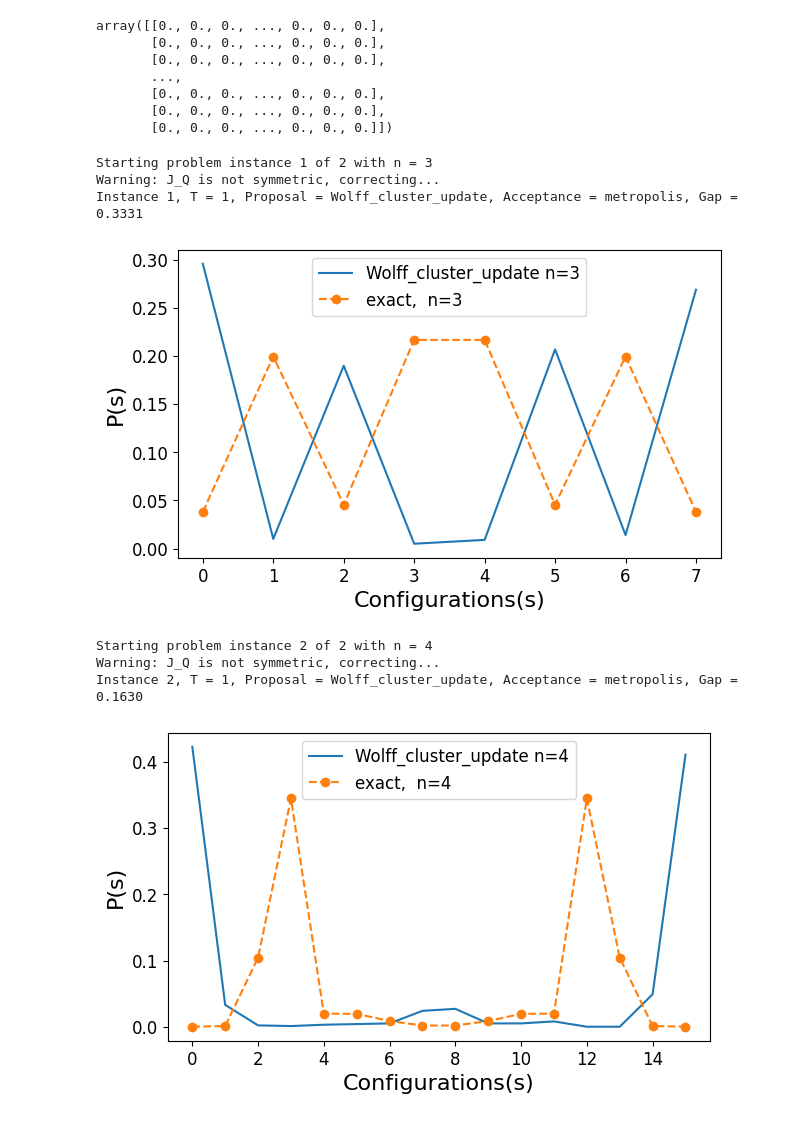
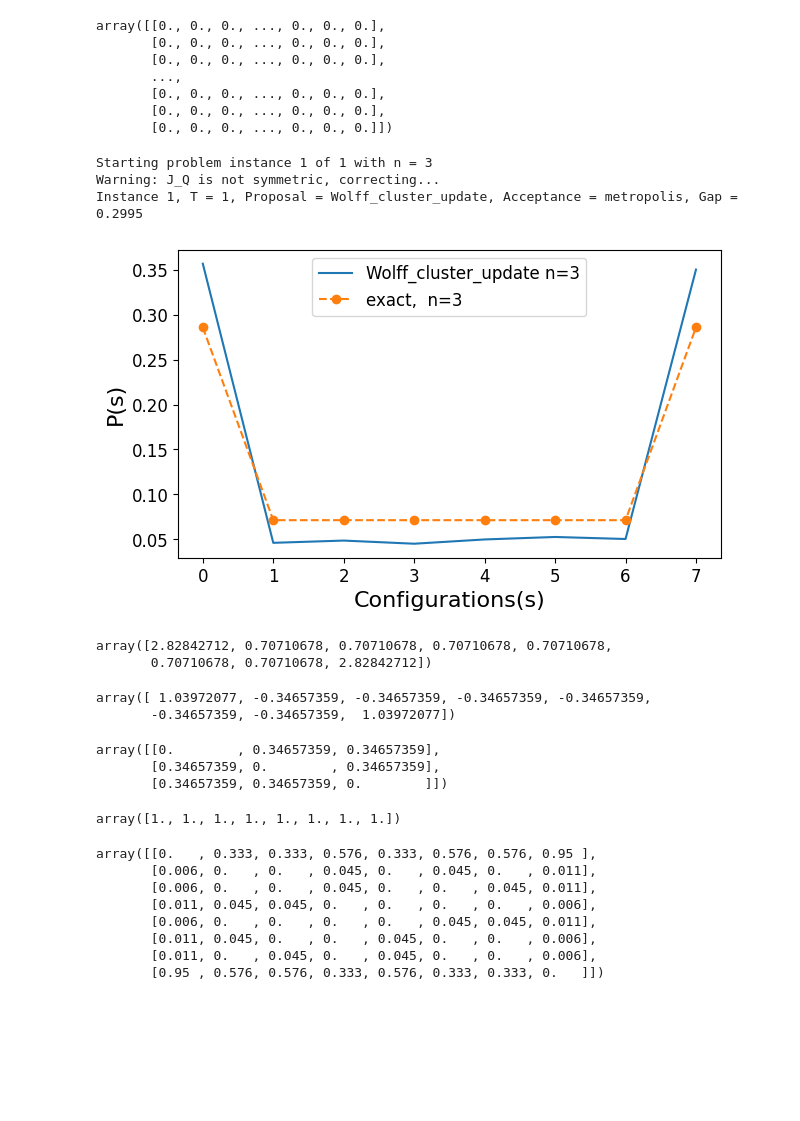
Before and after one commit to vinitX/Quantum-Sampling, a Jupyter notebook: Manas' Proposals/Wolff.ipynb, the cells around one changed output. Saved outputs shown, nothing was run; the diff lists cells and outputs as text; code cells hidden in the pictures; blank space fills up the shorter version.

Commit message:
J consistency

```diff
--- a/Manas' Proposals/Wolff.ipynb
+++ b/Manas' Proposals/Wolff.ipynb
@@ -297,8 +297,8 @@ array([[0., 0., 0., ..., 0., 0., 0.],
        [0., 0., 0., ..., 0., 0., 0.]])
 # %%
 
-def Wolff_cluster_Proposal_matrix(problem_inst):
-    J_Q = problem_inst.J_quantum
+def Wolff_cluster_Proposal_matrix(problem_inst, num_trials=4000):
+    J_Q = -problem_inst.J_quantum  # Note the negative sign; it is added for convention consistency
     if np.linalg.norm(J_Q - J_Q.T) > 1e-8:
         print("Warning: J_Q is not symmetric, correcting...")
         J_Q = (J_Q + J_Q.T)  # Ensure symmetry
@@ -312,11 +312,10 @@ def Wolff_cluster_Proposal_matrix(problem_inst):
     Q = np.zeros((2**n, 2**n))
 
     for v in configs:
-        for num_trials in np.arange(4000, 10000, 2000):
 
-            #prop_probs = wolff_clustering_flipping_step(v, beta=beta, J=J_Q, num_trials=num_trials)
-            prop_probs = wolff_transition_probabilities(s=v,
-                              J=J_Q, beta=1, prob_threshold=1e-8)
+        #prop_probs = wolff_clustering_flipping_step(v, beta=beta, J=J_Q, num_trials=num_trials)
+        prop_probs = wolff_transition_probabilities(s=v,
+                            J=J_Q, beta=1, prob_threshold=1e-8)
 
         i = index[tuple(v)]
         for v_prime, prob in prop_probs.items():
@@ -330,11 +329,11 @@ def Wolff_cluster_Proposal_matrix(problem_inst):
 # %%
 filepath = '/Users/vinit/Downloads/Research/Quantum-Sampling/Manas\' Proposals/'
 filename_instances =  '/instances_new.pkl'
-sample_size=1000
+sample_size=4000
 
 instances = pd.read_pickle(filepath + filename_instances)
 #tot_instances = np.max(instances['Instance Number'].values)
-tot_instances = 2
+tot_instances = 1
 results = pd.DataFrame(columns = [
     'Instance Number',
     'Spins',
@@ -358,7 +357,9 @@ for instance_num in range(1, tot_instances+1):
     cond  = (instances['Instance Number']==instance_num)
     n            = instances[cond]['Spins'].values[0]
     connectivity = instances[cond]['Connectivity'].values[0]
-    J            = np.abs(instances[cond]['J'].values[0])
+    pr = np.log(2)/2
+    J = -(np.triu(np.ones((n,n)), k=1)) * pr
+    #J            = np.abs(instances[cond]['J'].values[0])
     h            = np.zeros(n) #instances[cond]['h'].values[0]
 
     print('Starting problem instance', instance_num, 'of', tot_instances, 'with n =', n)
@@ -394,37 +395,64 @@ for instance_num in range(1, tot_instances+1):
 
         #print(results_datum)
 
         print("Instance {}, T = {}, Proposal = {}, Acceptance = {}, Gap = {:.4f}".format(
             instance_num, T, prop_type, accept_type, gap))
 
         results = pd.concat([results,pd.DataFrame([results_datum])], ignore_index=True)
 
         empirical_dist, key_list = Sampling_MCMC_trajectories(problem_inst,
                                             Transition_matrix=transition_mat, sample_size=sample_size, burn=sample_size//10)
 
         fig, ax = plt.subplots(1, figsize=(7,4))
         if prop_type == 'quantum_time_mid_gamma_mid_Trotter':
             prop_type = 'quantum_circ'
         ax.plot(empirical_dist, label=prop_type + ' n={}'.format(problem_inst.n))
         exact_dist = np.exp(-problem_inst.T*problem_inst.E_arr[::-1])
         exact_dist = exact_dist / np.sum(exact_dist)
 
         ax.plot(exact_dist, marker='o', linestyle='dashed', label='exact,  n={}'.format(problem_inst.n))
 
         ax.set_xlabel("Configurations(s)", fontsize=16)
         ax.set_ylabel("P(s)", fontsize=16)
         ax.legend(loc='best', fontsize=12)
         ax.tick_params(axis='both', which='major', labelsize=12)
         plt.savefig(os.getcwd() + "/Figures/{}_vs_configs_n_{}.png".format(prop_type, problem_inst.n), bbox_inches='tight')
         plt.show()
 
 #results.to_pickle('results_new_all_prop.pkl')
 # %% [output]
-Starting problem instance 1 of 2 with n = 3
+Starting problem instance 1 of 1 with n = 3
 Warning: J_Q is not symmetric, correcting...
-Instance 1, T = 1, Proposal = Wolff_cluster_update, Acceptance = metropolis, Gap = 0.3331
+Instance 1, T = 1, Proposal = Wolff_cluster_update, Acceptance = metropolis, Gap = 0.2995
-[figure, old version]
+[figure, new version]
-Starting problem instance 2 of 2 with n = 4
-Warning: J_Q is not symmetric, correcting...
-Instance 2, T = 1, Proposal = Wolff_cluster_update, Acceptance = metropolis, Gap = 0.1630
-[figure, removed]
+# %%
+np.exp(problem_inst.T*problem_inst.E_arr[::-1])
+# %% [output]
+array([2.82842712, 0.70710678, 0.70710678, 0.70710678, 0.70710678,
+       0.70710678, 0.70710678, 2.82842712])
+# %%
+problem_inst.E_arr
+# %% [output]
+array([ 1.03972077, -0.34657359, -0.34657359, -0.34657359, -0.34657359,
+       -0.34657359, -0.34657359,  1.03972077])
+# %%
+J + J.T
+# %% [output]
+array([[0.        , 0.34657359, 0.34657359],
+       [0.34657359, 0.        , 0.34657359],
+       [0.34657359, 0.34657359, 0.        ]])
+# %%
+np.sum(proposal_mats['Wolff_cluster_update'],axis=0)
+# %% [output]
+array([1., 1., 1., 1., 1., 1., 1., 1.])
+# %%
+np.round(proposal_mats['Wolff_cluster_update'],3)
+# %% [output]
+array([[0.   , 0.333, 0.333, 0.576, 0.333, 0.576, 0.576, 0.95 ],
+       [0.006, 0.   , 0.   , 0.045, 0.   , 0.045, 0.   , 0.011],
+       [0.006, 0.   , 0.   , 0.045, 0.   , 0.   , 0.045, 0.011],
+       [0.011, 0.045, 0.045, 0.   , 0.   , 0.   , 0.   , 0.006],
+       [0.006, 0.   , 0.   , 0.   , 0.   , 0.045, 0.045, 0.011],
+       [0.011, 0.045, 0.   , 0.   , 0.045, 0.   , 0.   , 0.006],
+       [0.011, 0.   , 0.045, 0.   , 0.045, 0.   , 0.   , 0.006],
+       [0.95 , 0.576, 0.576, 0.333, 0.576, 0.333, 0.333, 0.   ]])
```
Also changed, not shown: parts of 1 cell of this notebook.
